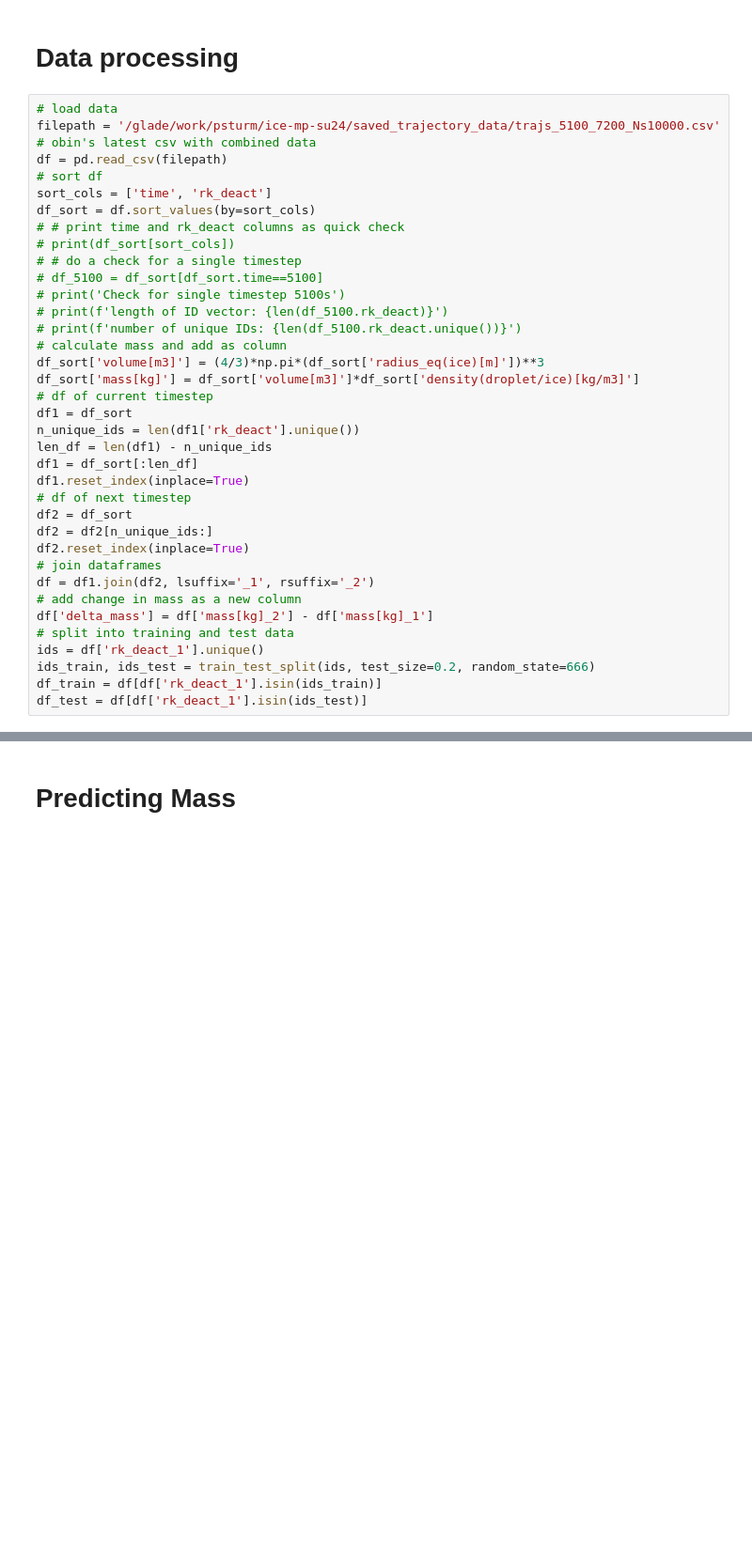
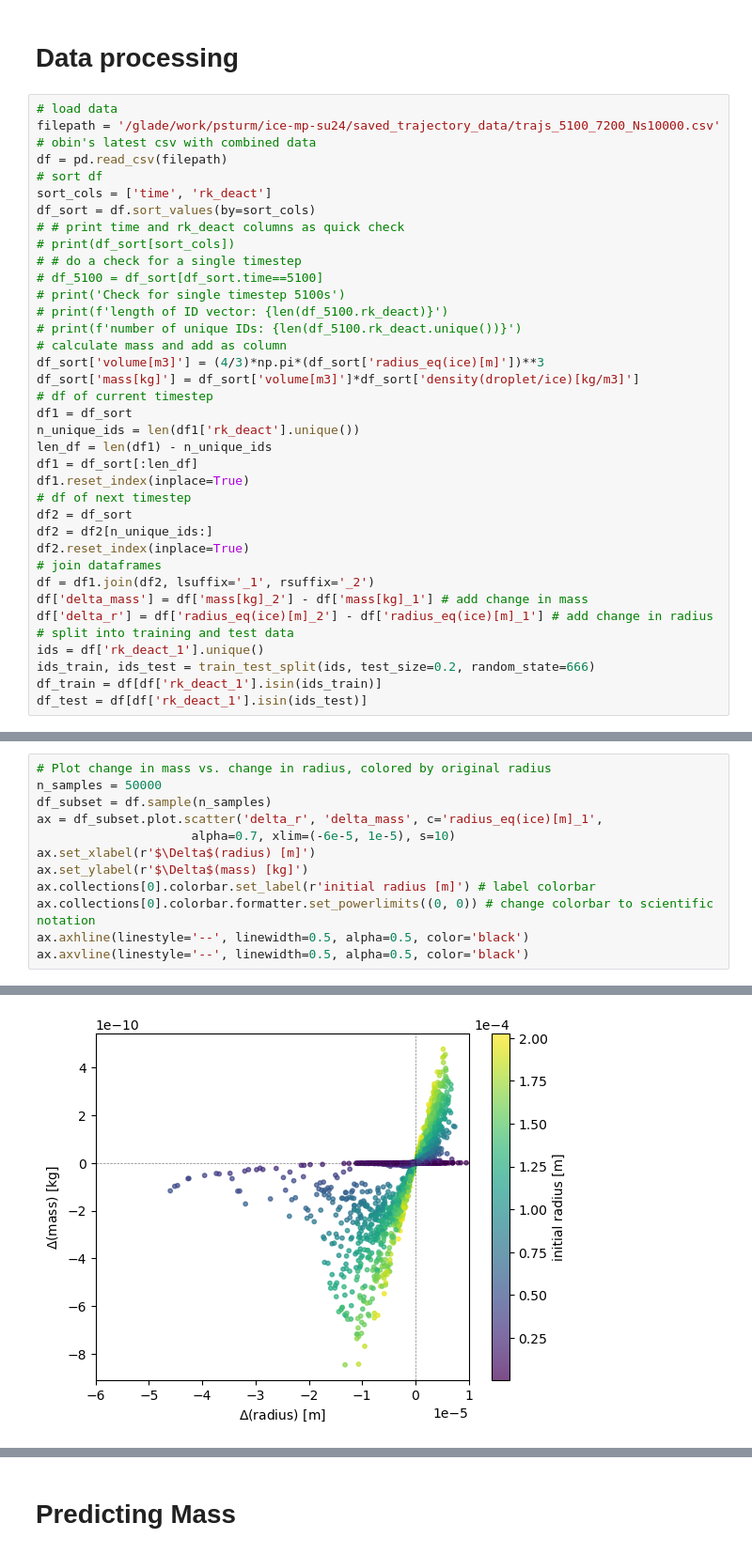
Before and after one commit to josephko91/ice-mp-su24, a Jupyter notebook: ml_examples/next_step_prediction.ipynb, the cells around one changed output, grey strips where cells are left out. Shown at 94% size. Cells and saved outputs as stored; diff of their text form; blank space fills up the shorter version.

```diff
--- a/ml_examples/next_step_prediction.ipynb
+++ b/ml_examples/next_step_prediction.ipynb
@@ -52,8 +54,8 @@ df2 = df2[n_unique_ids:]
 df2.reset_index(inplace=True)
 # join dataframes
 df = df1.join(df2, lsuffix='_1', rsuffix='_2')
-# add change in mass as a new column
-df['delta_mass'] = df['mass[kg]_2'] - df['mass[kg]_1']
+df['delta_mass'] = df['mass[kg]_2'] - df['mass[kg]_1'] # add change in mass
+df['delta_r'] = df['radius_eq(ice)[m]_2'] - df['radius_eq(ice)[m]_1'] # add change in radius
 # split into training and test data
 ids = df['rk_deact_1'].unique()
 ids_train, ids_test = train_test_split(ids, test_size=0.2, random_state=666)
@@ -61,0 +66,13 @@ df_test = df[df['rk_deact_1'].isin(ids_test)]
+# %%
+# Plot change in mass vs. change in radius, colored by original radius
+n_samples = 50000
+df_subset = df.sample(n_samples)
+ax = df_subset.plot.scatter('delta_r', 'delta_mass', c='radius_eq(ice)[m]_1',
+                     alpha=0.7, xlim=(-6e-5, 1e-5), s=10)
+ax.set_xlabel(r'$\Delta$(radius) [m]')
+ax.set_ylabel(r'$\Delta$(mass) [kg]')
+ax.collections[0].colorbar.set_label(r'initial radius [m]') # label colorbar
+ax.collections[0].colorbar.formatter.set_powerlimits((0, 0)) # change colorbar to scientific notation
+ax.axhline(linestyle='--', linewidth=0.5, alpha=0.5, color='black')
+ax.axvline(linestyle='--', linewidth=0.5, alpha=0.5, color='black')
+# %% [output]
@@ -61,0 +80 @@ df_test = df[df['rk_deact_1'].isin(ids_test)]
+[figure, added]
```
Also changed, not shown: parts of 6 cells of this notebook.
